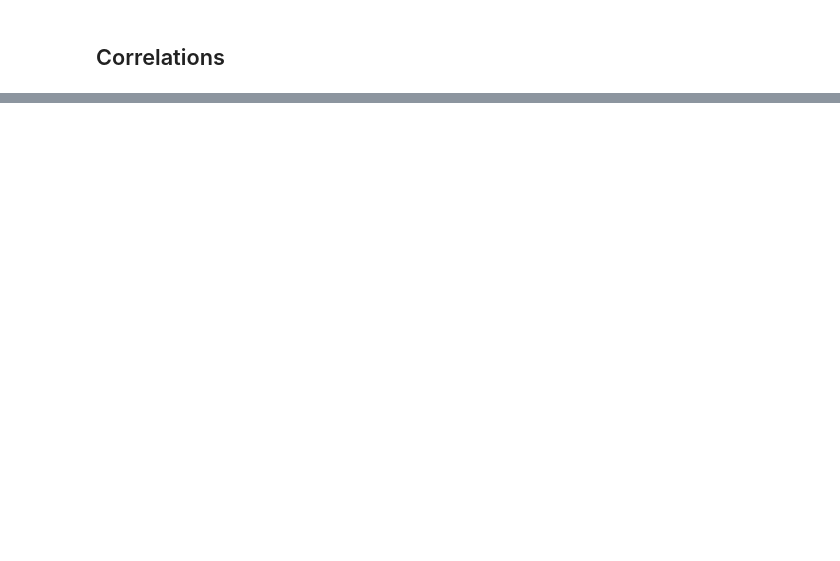
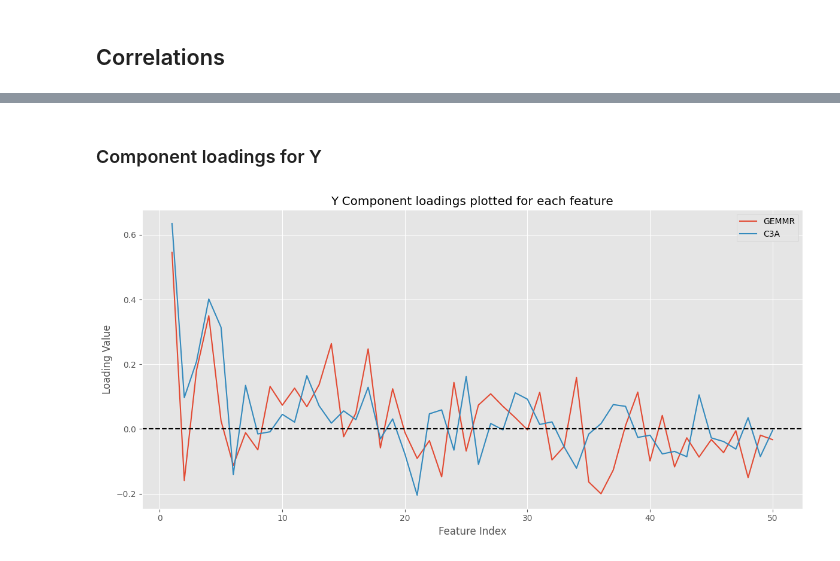
Before and after one commit to Daniel-Halls/conilab, a Jupyter notebook: conilab/hcp-disease/cca_test/ca3_testing.ipynb, the cells around one changed output, grey strips where cells are left out. Cells and saved outputs as stored; diff of their text form; code cells hidden in the pictures; blank space fills up the shorter version.

```diff
--- a/conilab/hcp-disease/cca_test/ca3_testing.ipynb
+++ b/conilab/hcp-disease/cca_test/ca3_testing.ipynb
@@ -126,0 +127,16 @@ TtestResult(statistic=np.float64(-1.684091284011002e-16), pvalue=np.float64(0.99
+# %% [markdown]
+### Component loadings for Y
+# %%
+y = np.arange(len(cca1_x)) + 1
+plt.figure(figsize=(12, 6))
+plt.plot(y, cca1_y, label="GEMMR")
+plt.plot(y, cca2_y, label="C3A")
+plt.axhline(0, color='black', linestyle='--')
+plt.xlabel("Feature Index")
+plt.ylabel("Loading Value")
+plt.title("Y Component loadings plotted for each feature")
+plt.legend()
+plt.tight_layout()
+plt.show()
+# %% [output]
+[figure, added]
```
Also changed, not shown: parts of 25 cells of this notebook, 5 other files.
